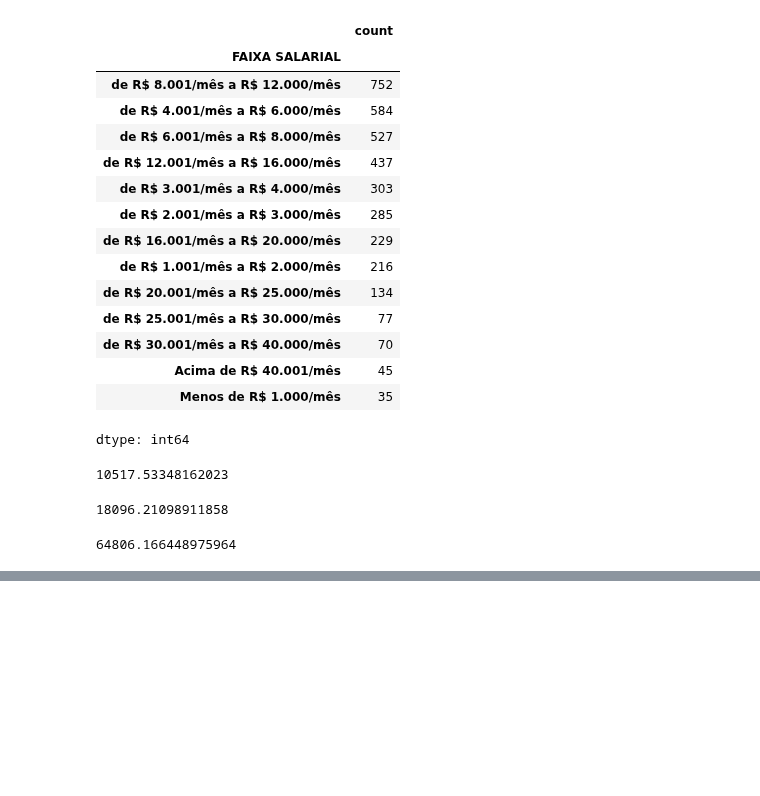
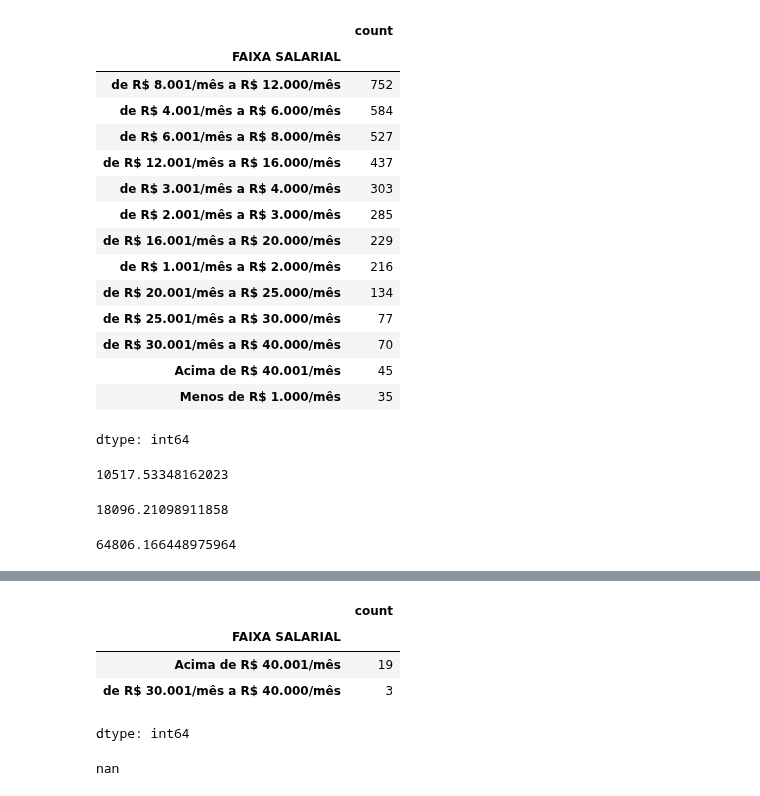
Before and after one commit to VeruscaSilva-Docs/Analise-de-dados-comPython, a Jupyter notebook: analise_dados.ipynb, the cells around one changed output, grey strips where cells are left out. Cells and saved outputs as stored; diff of their text form; code cells hidden in the pictures; blank space fills up the shorter version.

```diff
--- a/analise_dados.ipynb
+++ b/analise_dados.ipynb
@@ -720,0 +734,15 @@ limite_superior
+# %%
+dados.loc[(dados['FAIXA SALARIAL']  =='de R$ 30.001/mês a R$ 40.000/mês	') & (dados['SALARIO']> limite_superior),'SALARIO']= media_30_40
+# %%
+dados[dados['SALARIO'] > limite_superior]['FAIXA SALARIAL'].value_counts()
+# %% [output]
+|  | count |
+| FAIXA SALARIAL |  |
+| Acima de R$ 40.001/mês | 19 |
+| de R$ 30.001/mês a R$ 40.000/mês | 3 |
+dtype: int64
+# %%
+media_40 = dados[(dados['FAIXA SALARIAL'] == 'acima R$ 40.001/mês') & (dados['SALARIO'] < limite_superior)]['SALARIO'].mean()
+media_40
+# %% [output]
+nan
```
Also changed, not shown: parts of 2 cells of this notebook.
